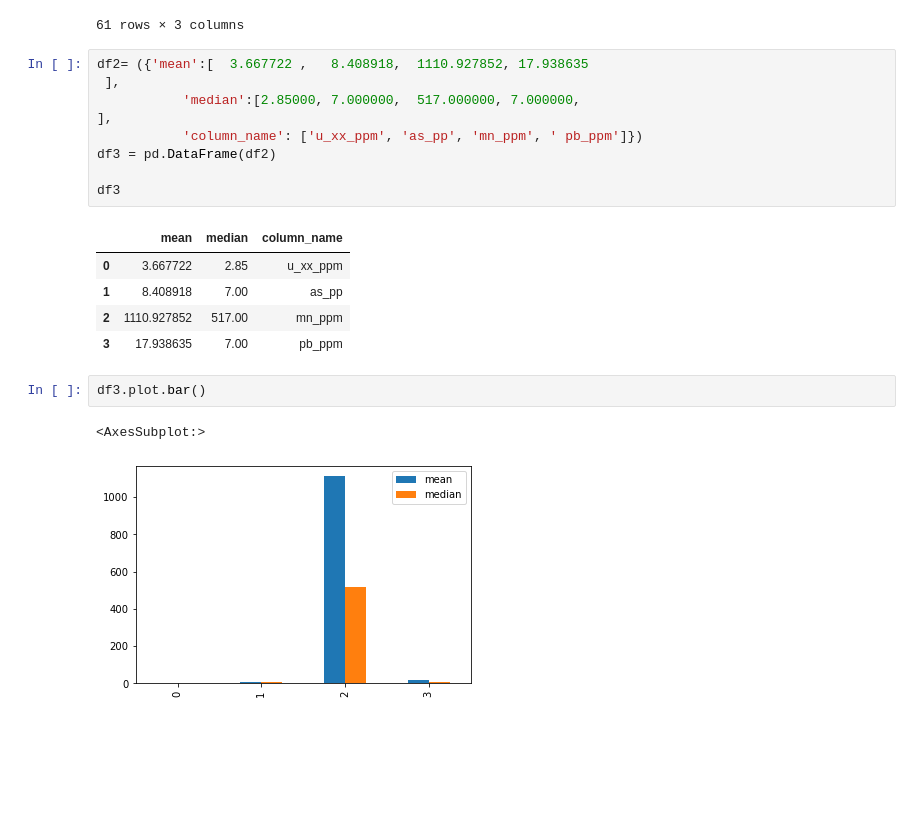
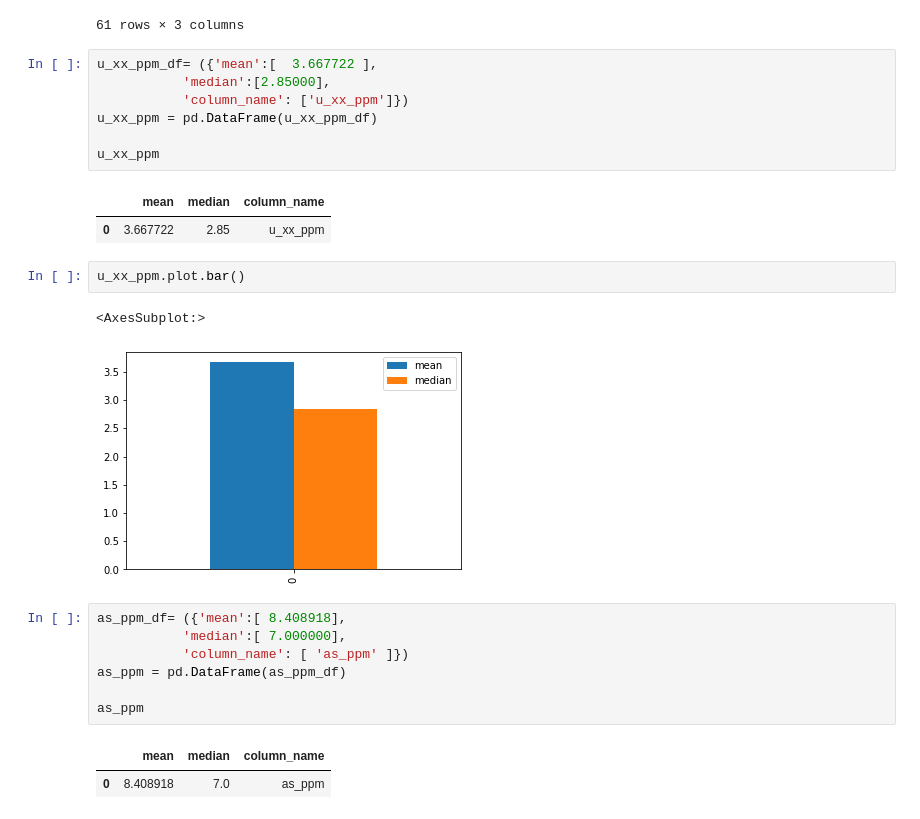
Before and after one commit to sharmilathapa/unicorn, a Jupyter notebook: intern1.ipynb, the cells around one changed output. Drawn from its saved outputs; the diff is of its cells as text; blank space fills up the shorter version.

```diff
--- a/intern1.ipynb
+++ b/intern1.ipynb
@@ -161,22 +162,27 @@ df
 | 60 | lasl | na_pct | 1.12500 |
 61 rows × 3 columns
 # %%
-df2= ({'mean':[  3.667722 ,   8.408918,  1110.927852, 17.938635
- ],
-           'median':[2.85000, 7.000000,  517.000000, 7.000000,
-],
-           'column_name': ['u_xx_ppm', 'as_pp', 'mn_ppm', ' pb_ppm']})
-df3 = pd.DataFrame(df2)
+u_xx_ppm_df= ({'mean':[  3.667722 ],
+           'median':[2.85000],
+           'column_name': ['u_xx_ppm']})
+u_xx_ppm = pd.DataFrame(u_xx_ppm_df)
 
-df3
+u_xx_ppm
 # %% [output]
 |  | mean | median | column_name |
 | 0 | 3.667722 | 2.85 | u_xx_ppm |
-| 1 | 8.408918 | 7.00 | as_pp |
-| 2 | 1110.927852 | 517.00 | mn_ppm |
-| 3 | 17.938635 | 7.00 | pb_ppm |
 # %%
-df3.plot.bar()
+u_xx_ppm.plot.bar()
 # %% [output]
 <AxesSubplot:>
-[figure, old version]
+[figure, new version]
+# %%
+as_ppm_df= ({'mean':[ 8.408918],
+           'median':[ 7.000000],
+           'column_name': [ 'as_ppm' ]})
+as_ppm = pd.DataFrame(as_ppm_df)
+
+as_ppm
+# %% [output]
+|  | mean | median | column_name |
+| 0 | 8.408918 | 7.0 | as_ppm |
```
Also changed, not shown: parts of 9 cells of this notebook.
